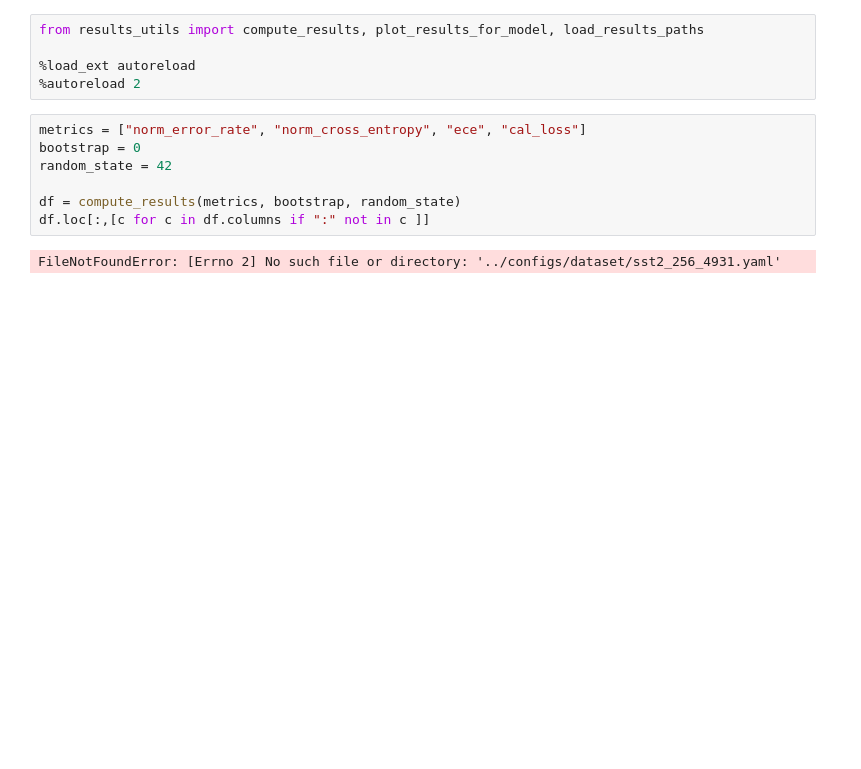
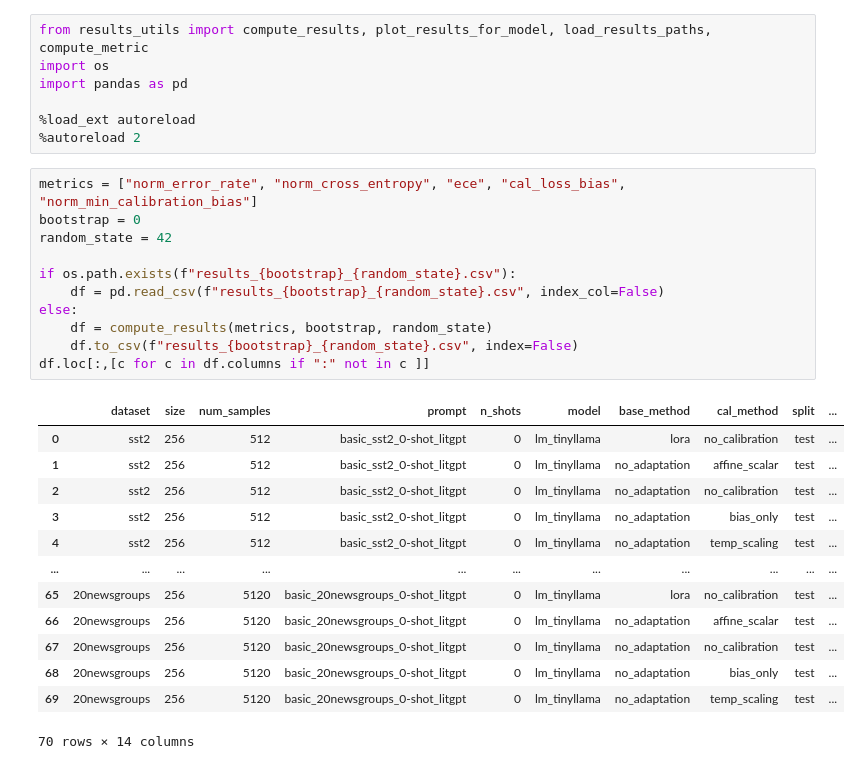
Before and after one commit to LautaroEst/llmcal, a Jupyter notebook: notebooks/results.ipynb, the cells around one changed output. Cells and saved outputs as stored; diff of their text form; blank space fills up the shorter version.

```diff
--- a/notebooks/results.ipynb
+++ b/notebooks/results.ipynb
@@ -1,14 +1,32 @@
 # %%
-from results_utils import compute_results, plot_results_for_model, load_results_paths
+from results_utils import compute_results, plot_results_for_model, load_results_paths, compute_metric
+import os
+import pandas as pd
 
 %load_ext autoreload
 %autoreload 2
 # %%
-metrics = ["norm_error_rate", "norm_cross_entropy", "ece", "cal_loss"]
+metrics = ["norm_error_rate", "norm_cross_entropy", "ece", "cal_loss_bias", "norm_min_calibration_bias"]
 bootstrap = 0
 random_state = 42
 
-df = compute_results(metrics, bootstrap, random_state)
+if os.path.exists(f"results_{bootstrap}_{random_state}.csv"):
+    df = pd.read_csv(f"results_{bootstrap}_{random_state}.csv", index_col=False)
+else:
+    df = compute_results(metrics, bootstrap, random_state)
+    df.to_csv(f"results_{bootstrap}_{random_state}.csv", index=False)
 df.loc[:,[c for c in df.columns if ":" not in c ]]
 # %% [output]
+|  | dataset | size | num_samples | prompt | n_shots | model | base_method | cal_method | split | ... |
+| 0 | sst2 | 256 | 512 | basic_sst2_0-shot_litgpt | 0 | lm_tinyllama | lora | no_calibration | test | ... |
+| 1 | sst2 | 256 | 512 | basic_sst2_0-shot_litgpt | 0 | lm_tinyllama | no_adaptation | affine_scalar | test | ... |
+| 2 | sst2 | 256 | 512 | basic_sst2_0-shot_litgpt | 0 | lm_tinyllama | no_adaptation | no_calibration | test | ... |
+| 3 | sst2 | 256 | 512 | basic_sst2_0-shot_litgpt | 0 | lm_tinyllama | no_adaptation | bias_only | test | ... |
+| 4 | sst2 | 256 | 512 | basic_sst2_0-shot_litgpt | 0 | lm_tinyllama | no_adaptation | temp_scaling | test | ... |
+| ... | ... | ... | ... | ... | ... | ... | ... | ... | ... | ... |
+| 65 | 20newsgroups | 256 | 5120 | basic_20newsgroups_0-shot_litgpt | 0 | lm_tinyllama | lora | no_calibration | test | ... |
+| 66 | 20newsgroups | 256 | 5120 | basic_20newsgroups_0-shot_litgpt | 0 | lm_tinyllama | no_adaptation | affine_scalar | test | ... |
+| 67 | 20newsgroups | 256 | 5120 | basic_20newsgroups_0-shot_litgpt | 0 | lm_tinyllama | no_adaptation | no_calibration | test | ... |
+| 68 | 20newsgroups | 256 | 5120 | basic_20newsgroups_0-shot_litgpt | 0 | lm_tinyllama | no_adaptation | bias_only | test | ... |
+| 69 | 20newsgroups | 256 | 5120 | basic_20newsgroups_0-shot_litgpt | 0 | lm_tinyllama | no_adaptation | temp_scaling | test | ... |
-FileNotFoundError: [Errno 2] No such file or directory: '../configs/dataset/sst2_256_4931.yaml'
+70 rows × 14 columns
```
Also changed, not shown: parts of 3 cells of this notebook, 21 other files.
